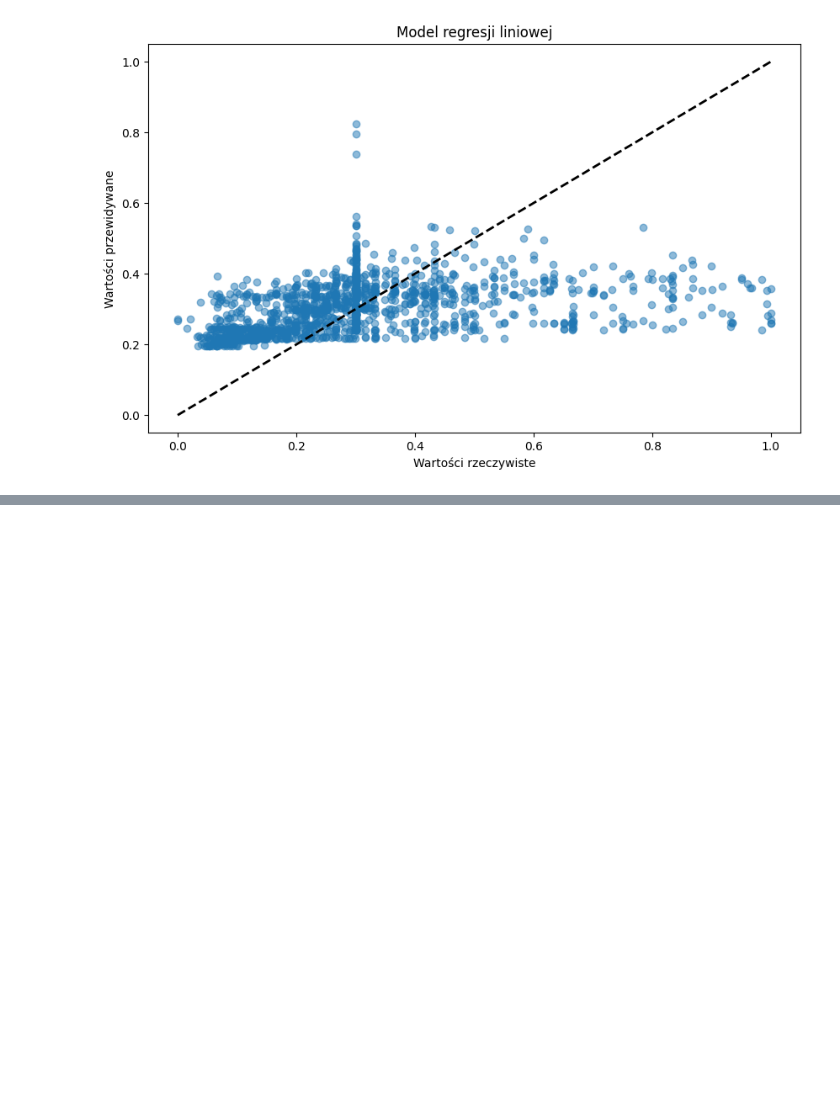
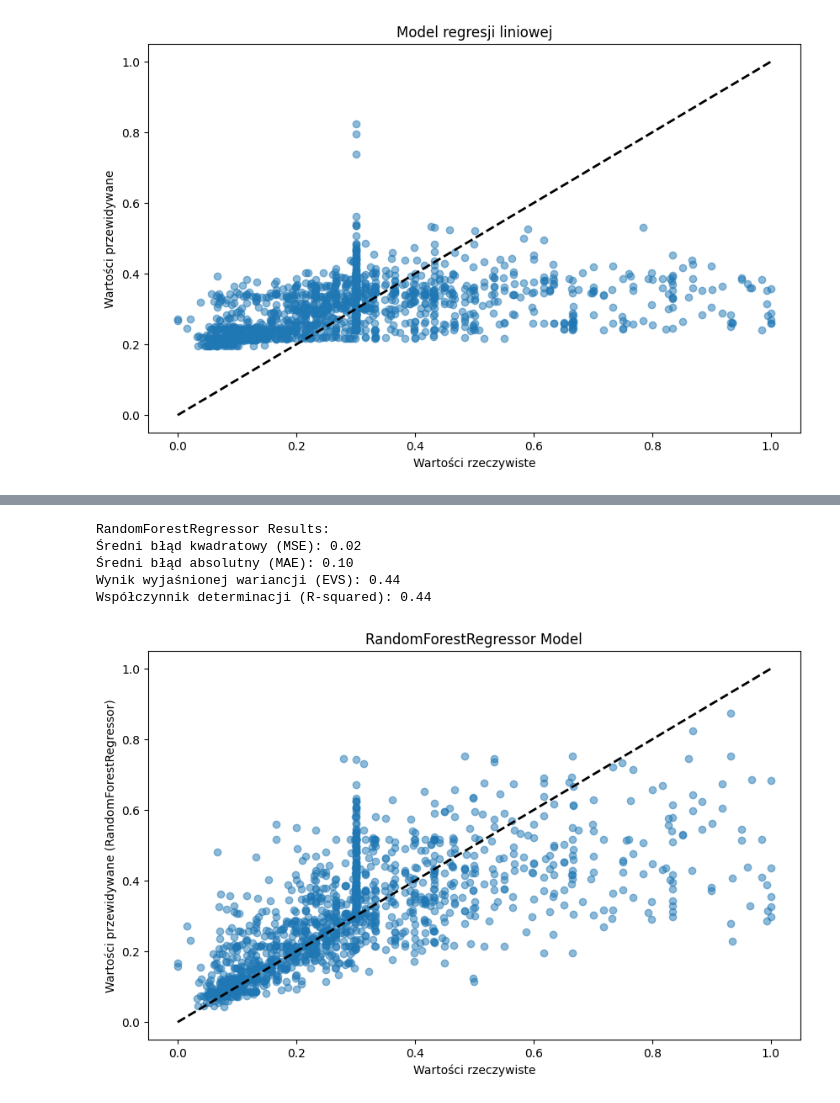
Before and after one commit to elli1zabeth/projekt, a Jupyter notebook: projekt.ipynb, the cells around one changed output, grey strips where cells are left out. Drawn from its saved outputs; the diff is of its cells as text; code cells hidden in the pictures; blank space fills up the shorter version.

```diff
--- a/projekt.ipynb
+++ b/projekt.ipynb
@@ -778,0 +810,35 @@ plt.show()
+# %%
+import matplotlib.pyplot as plt
+from sklearn.ensemble import RandomForestRegressor
+
+rf_regressor = RandomForestRegressor(n_estimators=100, random_state=42)
+
+rf_regressor.fit(X_train, y_train)
+
+y_pred_rf = rf_regressor.predict(X_test)
+
+mse_rf = mean_squared_error(y_test, y_pred_rf)
+mae_rf = mean_absolute_error(y_test, y_pred_rf)
+evs_rf = explained_variance_score(y_test, y_pred_rf)
+r2_rf = r2_score(y_test, y_pred_rf)
+
+print("\nRandomForestRegressor Results:")
+print(f"Średni błąd kwadratowy (MSE): {mse_rf:.2f}")
+print(f"Średni błąd absolutny (MAE): {mae_rf:.2f}")
+print(f"Wynik wyjaśnionej wariancji (EVS): {evs_rf:.2f}")
+print(f"Współczynnik determinacji (R-squared): {r2_rf:.2f}")
+
+plt.figure(figsize=(10, 6))
+plt.scatter(y_test, y_pred_rf, alpha=0.5)
+plt.plot([y_test.min(), y_test.max()], [y_test.min(), y_test.max()], 'k--', lw=2)
+plt.xlabel('Wartości rzeczywiste')
+plt.ylabel('Wartości przewidywane (RandomForestRegressor)')
+plt.title('RandomForestRegressor Model')
+plt.show()
+# %% [output]
+RandomForestRegressor Results:
+Średni błąd kwadratowy (MSE): 0.02
+Średni błąd absolutny (MAE): 0.10
+Wynik wyjaśnionej wariancji (EVS): 0.44
+Współczynnik determinacji (R-squared): 0.44
+[figure, added]
```
Also changed, not shown: parts of 2 cells of this notebook.
